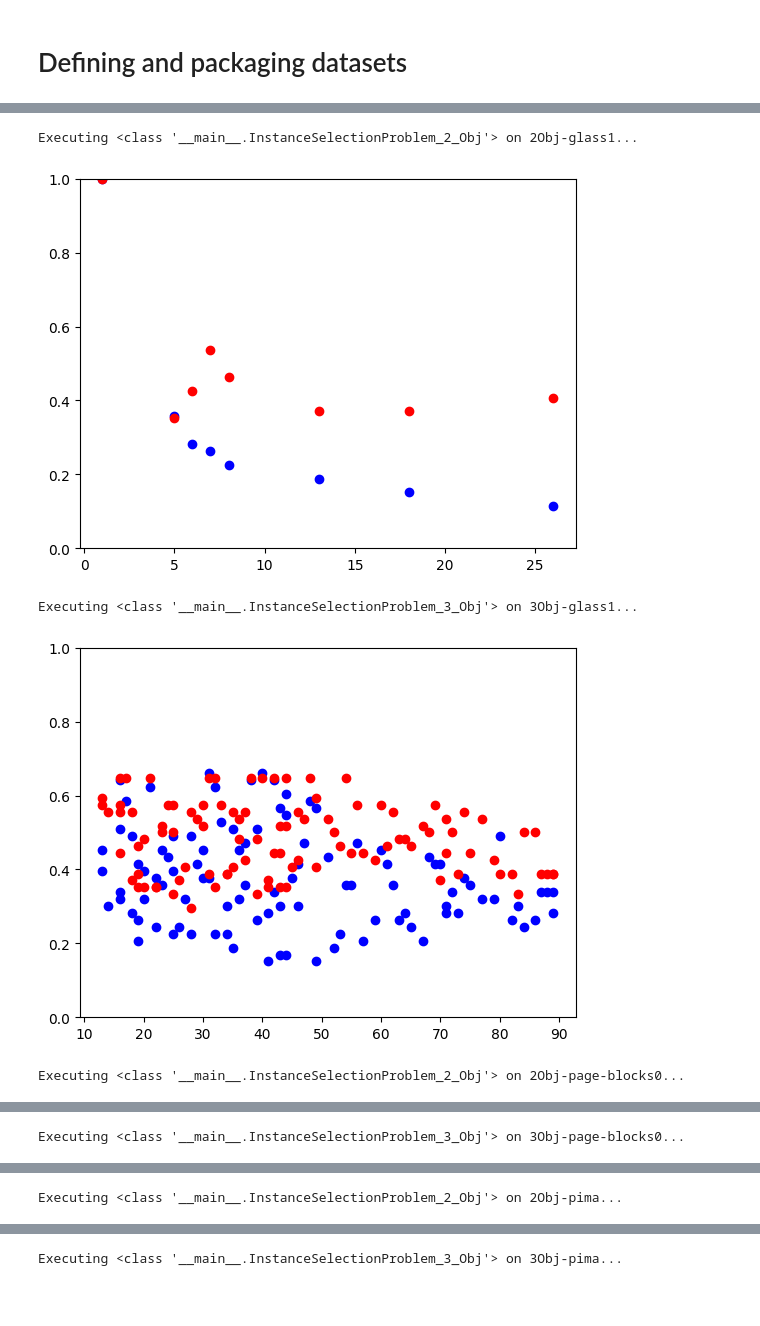
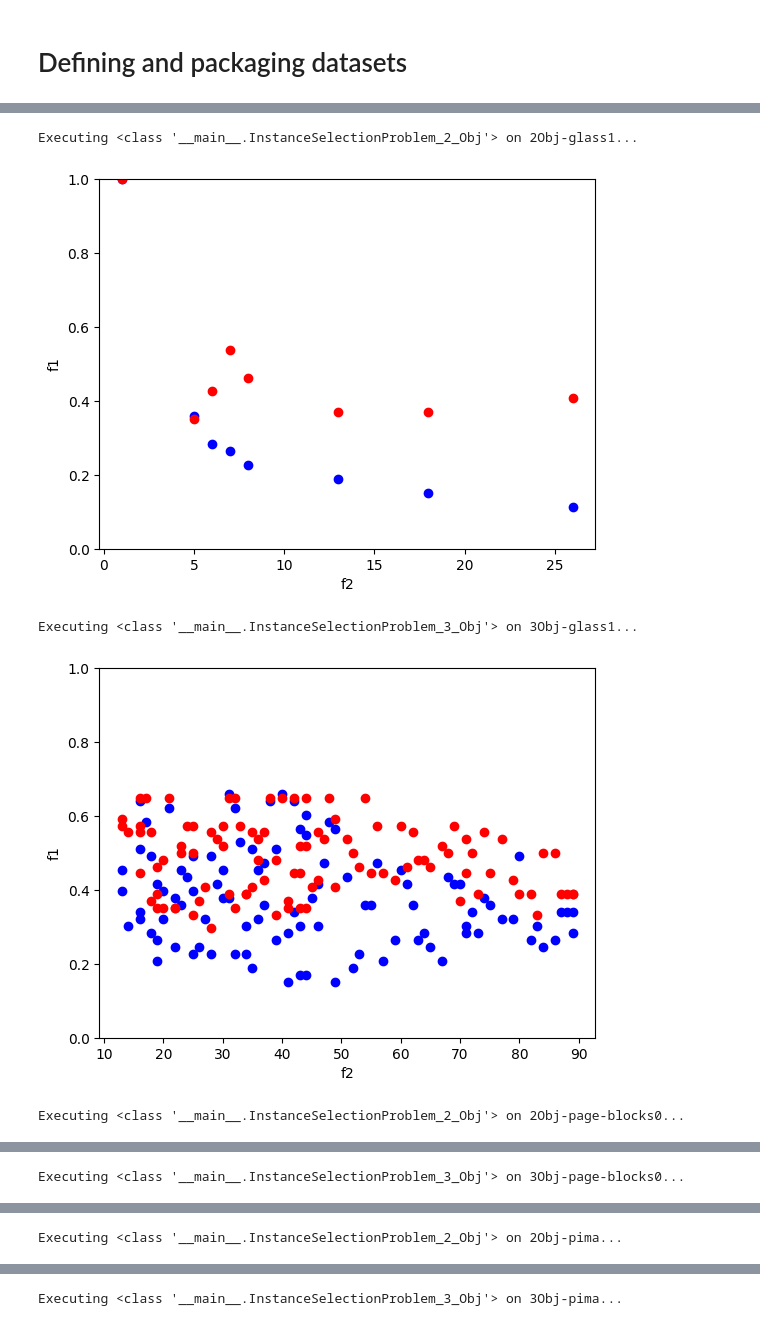
Before and after one commit to Ryan-JW-Kim/Minority-Class-Synthesis, a Jupyter notebook: GA_experiment.ipynb, the cells around one changed output, grey strips where cells are left out. Cells and saved outputs as stored; diff of their text form; code cells hidden in the pictures; blank space fills up the shorter version.

Commit message:
more experimentation and better program flow. f1 and f2 as min and majority class accuracy.

```diff
--- a/GA_experiment.ipynb
+++ b/GA_experiment.ipynb
@@ -199,0 +296,6 @@ if False:
+# %%
+report_columns = ["Dataset",  "# Feature", "# Example", "# Training Examples", "Optimized # Examples", "Minority Class", "Baseline Acc % C1", "Baseline Acc % C0", "Baseline Acc % Overall", "Optimized Acc % C1", "Optimized Acc % C0", "Optimized Acc % Overall", "IR of entire dataset", "Best solution IR"]
+results = []
+for X, y, X_train, X_val, X_test, y_train, y_val, y_test, name in datasets:
+	result = execute_class_sensitive_optimization(X, y, X_train, X_val, X_test, y_train, y_val, y_test, f"ClassAccs-{name}", InstanceSelectionProblem_2_Obj_MinMajAcc)
+	results.append(result)
@@ -202,7 +327,7 @@ def execute(X, y, X_train, X_val, X_test, y_train, y_val, y_test, name, problem_
 	print(f"Executing {problem_defn} on {name}...")
 
 	num_examples, num_features = set_summary(X, 'x', print_res=False)
-	_, _, IR = set_summary(y, 'y', print_res=False)
+	_, _, baseline_IR = set_summary(y, 'y', print_res=False)
 
 	# Determine baseline accuracy of classifier on all examples
 	baseline_knn = KNeighborsClassifier(n_neighbors=N_NEIGHBOURS)
@@ -219,12 +344,13 @@ def execute(X, y, X_train, X_val, X_test, y_train, y_val, y_test, name, problem_
 	test_pareto_front = []
 	fronts = NonDominatedSorting().do(res.F, only_non_dominated_front=True)
 	unique_F, unique_indices = np.unique(res.F[fronts], axis=0, return_index=True)
-	best_instance_idx = np.argmax(unique_F[:,0])
+	best_instance_idx = np.argmin(unique_F[:,1])
 	num_instance_in_best_solution = unique_F[best_instance_idx, 0]
 	best_instance = res.X[unique_indices[best_instance_idx]]
+
+	# Calculate the optimized accuracy of the best instance
 	x_train_filtered, y_train_filtered = X_train[best_instance], y_train[best_instance]
 	_, _, optimized_IR = set_summary(y_train_filtered, 'y', print_res=False)
-	# Calculate the optimized accuracy of the best instance
 	optimized_knn = KNeighborsClassifier(n_neighbors=N_NEIGHBOURS)
 	optimized_knn.fit(x_train_filtered, y_train_filtered)
 	y_pred = optimized_knn.predict(X_test)
@@ -239,10 +365,12 @@ def execute(X, y, X_train, X_val, X_test, y_train, y_val, y_test, name, problem_
 			y_pred = knn.predict(X_test)
 			acc = 1 - accuracy_score(y_test, y_pred)
 		test_pareto_front.append([x_filtered.shape[0], acc])
+	x2, y2 = [row[0] for row in test_pareto_front], [row[1] for row in test_pareto_front]
 
 	x1, y1 = [row[0] for row in unique_F], [row[1] for row in unique_F]
-	x2, y2 = [row[0] for row in test_pareto_front], [row[1] for row in test_pareto_front]
 	plt.ylim((0, 1))
+	plt.ylabel("f1")
+	plt.xlabel("f2")
 	plt.scatter(x1, y1, c='b')
 	plt.scatter(x2, y2, c='r')
 	plt.show()
@@ -254,19 +382,19 @@ def execute(X, y, X_train, X_val, X_test, y_train, y_val, y_test, name, problem_
 		   num_instance_in_best_solution,
 		   round(baseline_test_acc*100,2),
 		   round(optimzed_test_acc*100,2),
-		   IR,
+		   baseline_IR,
 		   optimized_IR]
 # %%
+report_columns = ["Dataset",  "# Feature", "# Example", "# Training Examples","Optimized # Examples", "Baseline Acc %", "Optimized Acc %", "IR of entire dataset", "Best solution IR"]
 results = []
 for X, y, X_train, X_val, X_test, y_train, y_val, y_test, name in datasets:
-    result = execute(X, y, X_train, X_val, X_test, y_train, y_val, y_test, f"2Obj-{name}", InstanceSelectionProblem_2_Obj)
-    results.append(result)
-    result = execute(X, y, X_train, X_val, X_test, y_train, y_val, y_test, f"3Obj-{name}", InstanceSelectionProblem_3_Obj)
-    results.append(result)
-    # break
+	result = execute(X, y, X_train, X_val, X_test, y_train, y_val, y_test, f"2Obj-{name}", InstanceSelectionProblem_2_Obj)
+	results.append(result)
+	result = execute(X, y, X_train, X_val, X_test, y_train, y_val, y_test, f"3Obj-{name}", InstanceSelectionProblem_3_Obj)
+	results.append(result)
 # %% [output]
 Executing <class '__main__.InstanceSelectionProblem_2_Obj'> on 2Obj-glass1...
-[figure, old version]
+[figure, new version]
 Executing <class '__main__.InstanceSelectionProblem_3_Obj'> on 3Obj-glass1...
-[figure, old version]
+[figure, new version]
 Executing <class '__main__.InstanceSelectionProblem_2_Obj'> on 2Obj-page-blocks0...
```
Also changed, not shown: parts of 8 cells of this notebook.
